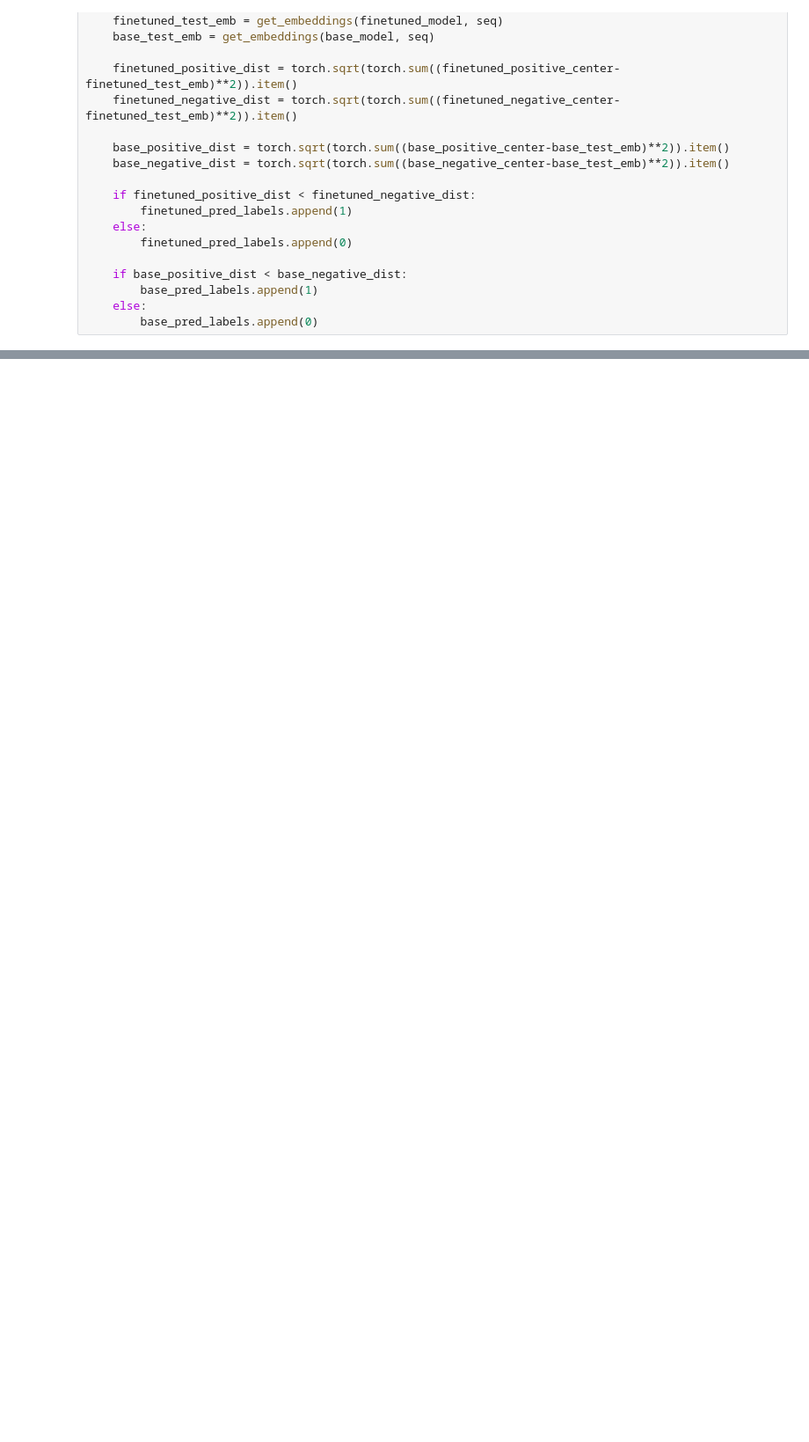
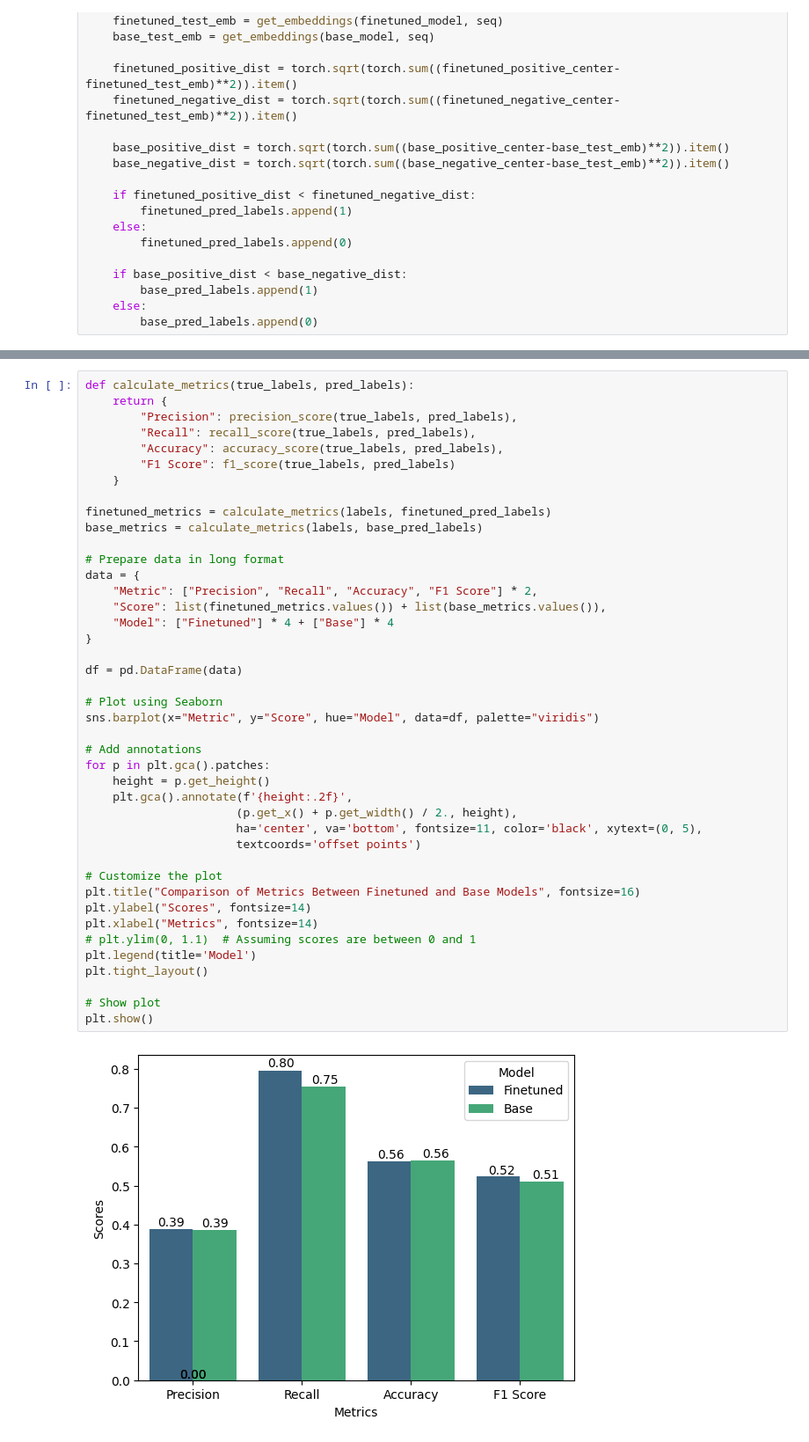
Before and after one commit to anirudhvenk/antibody-dpo, a Jupyter notebook: classification_evaluation.ipynb, the cells around one changed output, grey strips where cells are left out. Shown: that part at 88% size. Cells and saved outputs as stored; diff of their text form; blank space fills up the shorter version.

```diff
--- a/classification_evaluation.ipynb
+++ b/classification_evaluation.ipynb
@@ -115,0 +189,44 @@ plt.show()
+# %%
+def calculate_metrics(true_labels, pred_labels):
+    return {
+        "Precision": precision_score(true_labels, pred_labels),
+        "Recall": recall_score(true_labels, pred_labels),
+        "Accuracy": accuracy_score(true_labels, pred_labels),
+        "F1 Score": f1_score(true_labels, pred_labels)
+    }
+
+finetuned_metrics = calculate_metrics(labels, finetuned_pred_labels)
+base_metrics = calculate_metrics(labels, base_pred_labels)
+
+# Prepare data in long format
+data = {
+    "Metric": ["Precision", "Recall", "Accuracy", "F1 Score"] * 2,
+    "Score": list(finetuned_metrics.values()) + list(base_metrics.values()),
+    "Model": ["Finetuned"] * 4 + ["Base"] * 4
+}
+
+df = pd.DataFrame(data)
+
+# Plot using Seaborn
+sns.barplot(x="Metric", y="Score", hue="Model", data=df, palette="viridis")
+
+# Add annotations
+for p in plt.gca().patches:
+    height = p.get_height()
+    plt.gca().annotate(f'{height:.2f}',
+                      (p.get_x() + p.get_width() / 2., height),
+                      ha='center', va='bottom', fontsize=11, color='black', xytext=(0, 5),
+                      textcoords='offset points')
+
+# Customize the plot
+plt.title("Comparison of Metrics Between Finetuned and Base Models", fontsize=16)
+plt.ylabel("Scores", fontsize=14)
+plt.xlabel("Metrics", fontsize=14)
+# plt.ylim(0, 1.1)  # Assuming scores are between 0 and 1
+plt.legend(title='Model')
+plt.tight_layout()
+
+# Show plot
+plt.show()
+# %% [output]
+[figure, added]
```
Also changed, not shown: parts of 10 cells of this notebook, 2 other files.
